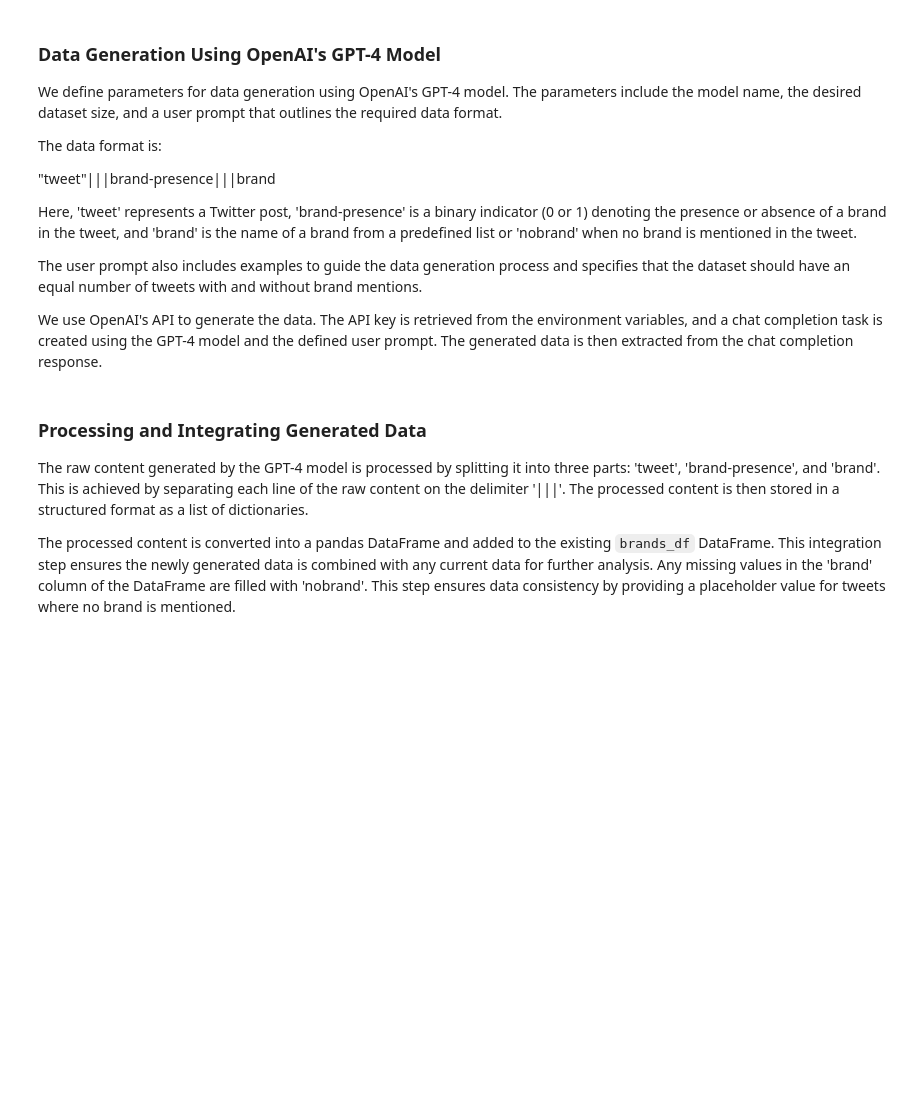
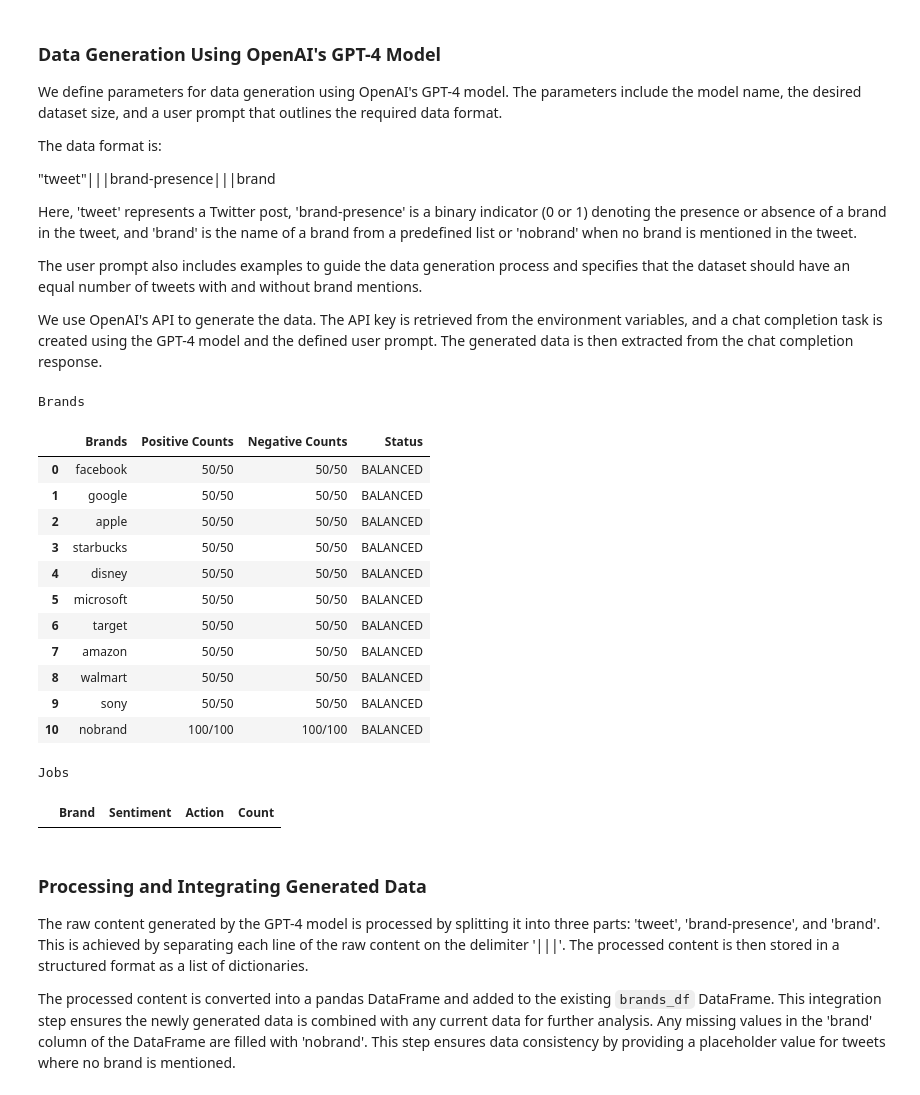
Before and after one commit to subsystem3/project, a Jupyter notebook: project.ipynb, the cells around one changed output. Saved outputs shown, nothing was run; the diff lists cells and outputs as text; code cells hidden in the pictures; blank space fills up the shorter version.

```diff
--- a/project.ipynb
+++ b/project.ipynb
@@ -905,7 +1037,22 @@ class DataGenerator:
 # %%
 data_generator = DataGenerator(BRANDS, samples_per_brand=100)
-data_generator.calculate_jobs()
-data_generator.process_jobs()
+data_generator.balance()
+# %% [output]
+Brands
+|  | Brands | Positive Counts | Negative Counts | Status |
+| 0 | facebook | 50/50 | 50/50 | BALANCED |
+| 1 | google | 50/50 | 50/50 | BALANCED |
+| 2 | apple | 50/50 | 50/50 | BALANCED |
+| 3 | starbucks | 50/50 | 50/50 | BALANCED |
+| 4 | disney | 50/50 | 50/50 | BALANCED |
+| 5 | microsoft | 50/50 | 50/50 | BALANCED |
+| 6 | target | 50/50 | 50/50 | BALANCED |
+| 7 | amazon | 50/50 | 50/50 | BALANCED |
+| 8 | walmart | 50/50 | 50/50 | BALANCED |
+| 9 | sony | 50/50 | 50/50 | BALANCED |
+| 10 | nobrand | 100/100 | 100/100 | BALANCED |
+Jobs
+|  | Brand | Sentiment | Action | Count |
 # %% [markdown]
 ### Processing and Integrating Generated Data
 
```
Also changed, not shown: parts of 17 cells of this notebook, 1 other file.
